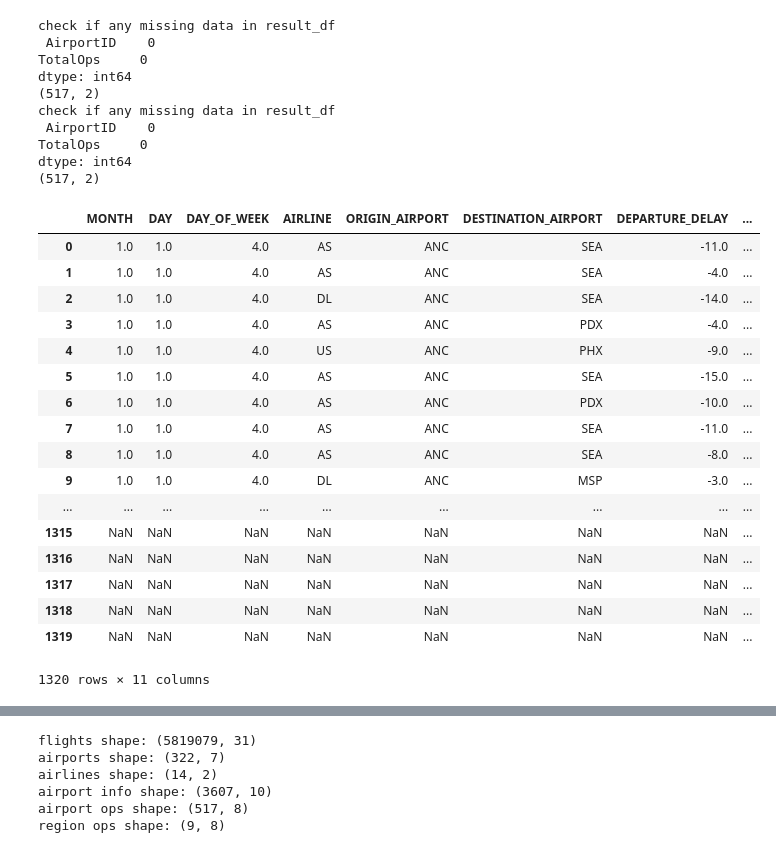
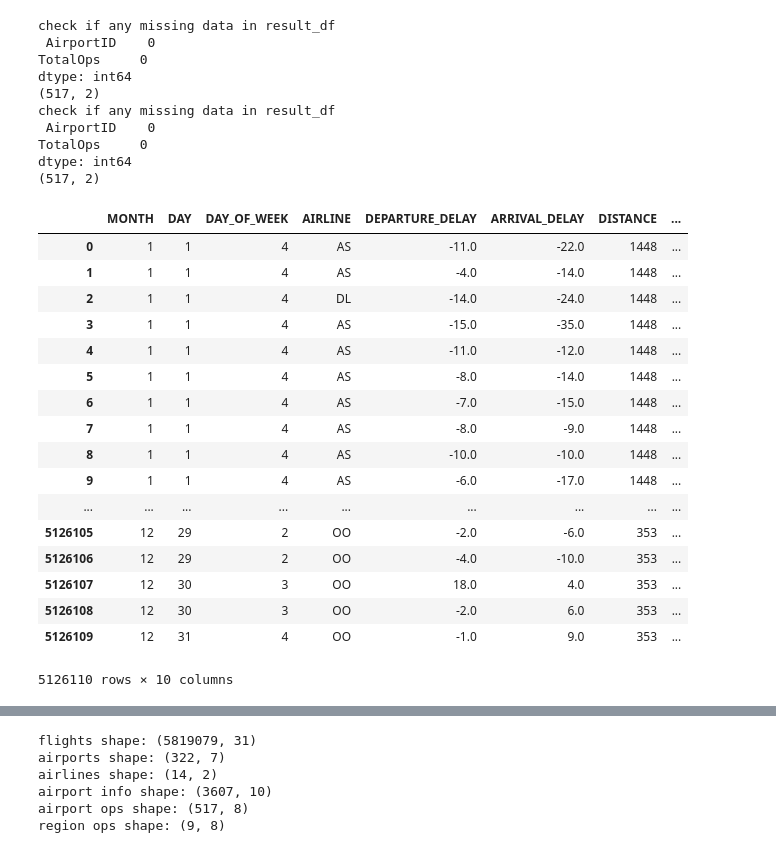
Before and after one commit to wrgorman/FlightDelays, a Jupyter notebook: Input Data Manipulation/File Manipulation.ipynb, the cells around one changed output, grey strips where cells are left out. Saved outputs shown, nothing was run; the diff lists cells and outputs as text; code cells hidden in the pictures.

```diff
--- a/Input Data Manipulation/File Manipulation.ipynb
+++ b/Input Data Manipulation/File Manipulation.ipynb
@@ -140,7 +140,8 @@ active_flights_df = active_flights_df[active_flights_df.DIVERTED != 1]
 
 #keeping only first 1000 rows while in test mode. remove that restraint later
 flightdata_df = active_flights_df[['MONTH', 'DAY', 'DAY_OF_WEEK', 'AIRLINE', 'ORIGIN_AIRPORT','DESTINATION_AIRPORT',
-                               'DEPARTURE_DELAY', 'ARRIVAL_DELAY', 'DISTANCE']][0:1000]
+                               'DEPARTURE_DELAY', 'ARRIVAL_DELAY', 'DISTANCE']]
+#[0:1000]
 
 airports_df = airports_df[['IATA_CODE', 'CITY','STATE']]
 ap_df = airports_df.rename(columns={'IATA_CODE':'AirportID', 'CITY':'CityID','STATE':'StateID'}, inplace=False)
@@ -282,7 +283,25 @@ ap_ops_df_nonempty
 result_df = pd.merge(flights2_df,
                  ap_ops_df_nonempty[['AirportID', 'TotalOps']],
                  left_on = 'ORIGIN_AIRPORT', right_on='AirportID',
-                 how='right').rename(columns={'TotalOps':'TotalOps_OriginAirport'})
+                 how='inner').rename(columns={'TotalOps':'TotalOps_OriginAirport'})
+
+result_df.drop(columns=['AirportID','ORIGIN_AIRPORT'], inplace=True)
+
+result_df = pd.merge(result_df,
+                 ap_ops_df_nonempty[['AirportID', 'TotalOps']],
+                 left_on = 'DESTINATION_AIRPORT', right_on='AirportID',
+                 how='inner').rename(columns={'TotalOps':'TotalOps_DestinationAirport'})
+
+result_df.drop(columns=['AirportID','DESTINATION_AIRPORT'], inplace=True)
+
+
+#result_df['late'] = result_df['ARRIVAL_DELAY'] > 0
+
+result_df.loc[ result_df['ARRIVAL_DELAY'] > 0, 'late'] = 1
+result_df.loc[ result_df['ARRIVAL_DELAY'] <= 0, 'late'] = 0
+
+#flights_df.loc[ flights_df['DEPARTURE_DELAY'] == 0, 'late'] = 'On Time'
+#flights_df.loc[ flights_df['DEPARTURE_DELAY'] > 0, 'late'] = 'Late'
 
 #result_df = pd.merge(result_df,
 #                 ap_ops_df_nonempty[['Facility', 'TotalOperations']],
@@ -291,41 +310,46 @@ result_df = pd.merge(flights2_df,
 
 #result_df['TotalOperations_OriginAirport'] = result_df['TotalOperations_OriginAirport'].astype(int)
 # %%
+#result_df.dtypes
+
+
+#result_df = result_df[result_df['ORIGIN_AIRPORT'].astype(str).str[0] != '1']
+result_df[['late']] = result_df[['late']].astype(int)
+result_df.dtypes
+result_df.head(3)
 result_df
+
 
 #result_df.shape #(1320, 11)
 #flights2_df.shape #(1000,9)
 #airports_df_nonempty.shape #(322,3)
 
 
 
 #emptylist_df = flights2_df.apply(CheckIfMissing, axis=0)
 #print('check if any missing data in result_df\n', emptylist_df)
 #print(flights2_df.shape)
 
 #test_df = flights2_df[flights2_df.apply(CheckRow, axis=1)]
 #emptylist_df = test_df.apply(CheckIfMissing, axis=0)
 #print('check if any missing data in result_df\n', emptylist_df)
 #print(test_df.shape)
-
-
-#flights2_df.drop(columns={'FLIGHT_NUMBER', 'TAIL_NUMBER', 'SCHEDULED_DEPARTURE', 'DEPARTURE_TIME', 'DIVERTED', 'CANCELED' 'CANCELLATION_REASON'}, inplace=True)
 # %% [output]
-|  | MONTH | DAY | DAY_OF_WEEK | AIRLINE | ORIGIN_AIRPORT | DESTINATION_AIRPORT | DEPARTURE_DELAY | ... |
-| 0 | 1.0 | 1.0 | 4.0 | AS | ANC | SEA | -11.0 | ... |
-| 1 | 1.0 | 1.0 | 4.0 | AS | ANC | SEA | -4.0 | ... |
-| 2 | 1.0 | 1.0 | 4.0 | DL | ANC | SEA | -14.0 | ... |
-| 3 | 1.0 | 1.0 | 4.0 | AS | ANC | PDX | -4.0 | ... |
-| 4 | 1.0 | 1.0 | 4.0 | US | ANC | PHX | -9.0 | ... |
-| 5 | 1.0 | 1.0 | 4.0 | AS | ANC | SEA | -15.0 | ... |
-| 6 | 1.0 | 1.0 | 4.0 | AS | ANC | PDX | -10.0 | ... |
-| 7 | 1.0 | 1.0 | 4.0 | AS | ANC | SEA | -11.0 | ... |
-| 8 | 1.0 | 1.0 | 4.0 | AS | ANC | SEA | -8.0 | ... |
-| 9 | 1.0 | 1.0 | 4.0 | DL | ANC | MSP | -3.0 | ... |
+|  | MONTH | DAY | DAY_OF_WEEK | AIRLINE | DEPARTURE_DELAY | ARRIVAL_DELAY | DISTANCE | ... |
+| 0 | 1 | 1 | 4 | AS | -11.0 | -22.0 | 1448 | ... |
+| 1 | 1 | 1 | 4 | AS | -4.0 | -14.0 | 1448 | ... |
+| 2 | 1 | 1 | 4 | DL | -14.0 | -24.0 | 1448 | ... |
+| 3 | 1 | 1 | 4 | AS | -15.0 | -35.0 | 1448 | ... |
+| 4 | 1 | 1 | 4 | AS | -11.0 | -12.0 | 1448 | ... |
+| 5 | 1 | 1 | 4 | AS | -8.0 | -14.0 | 1448 | ... |
+| 6 | 1 | 1 | 4 | AS | -7.0 | -15.0 | 1448 | ... |
+| 7 | 1 | 1 | 4 | AS | -8.0 | -9.0 | 1448 | ... |
+| 8 | 1 | 1 | 4 | AS | -10.0 | -10.0 | 1448 | ... |
+| 9 | 1 | 1 | 4 | AS | -6.0 | -17.0 | 1448 | ... |
 | ... | ... | ... | ... | ... | ... | ... | ... | ... |
-| 1315 | NaN | NaN | NaN | NaN | NaN | NaN | NaN | ... |
-| 1316 | NaN | NaN | NaN | NaN | NaN | NaN | NaN | ... |
-| 1317 | NaN | NaN | NaN | NaN | NaN | NaN | NaN | ... |
-| 1318 | NaN | NaN | NaN | NaN | NaN | NaN | NaN | ... |
-| 1319 | NaN | NaN | NaN | NaN | NaN | NaN | NaN | ... |
+| 5126105 | 12 | 29 | 2 | OO | -2.0 | -6.0 | 353 | ... |
+| 5126106 | 12 | 29 | 2 | OO | -4.0 | -10.0 | 353 | ... |
+| 5126107 | 12 | 30 | 3 | OO | 18.0 | 4.0 | 353 | ... |
+| 5126108 | 12 | 30 | 3 | OO | -2.0 | 6.0 | 353 | ... |
+| 5126109 | 12 | 31 | 4 | OO | -1.0 | 9.0 | 353 | ... |
-1320 rows × 11 columns
+5126110 rows × 10 columns
```
Also changed, not shown: parts of 8 cells of this notebook.
